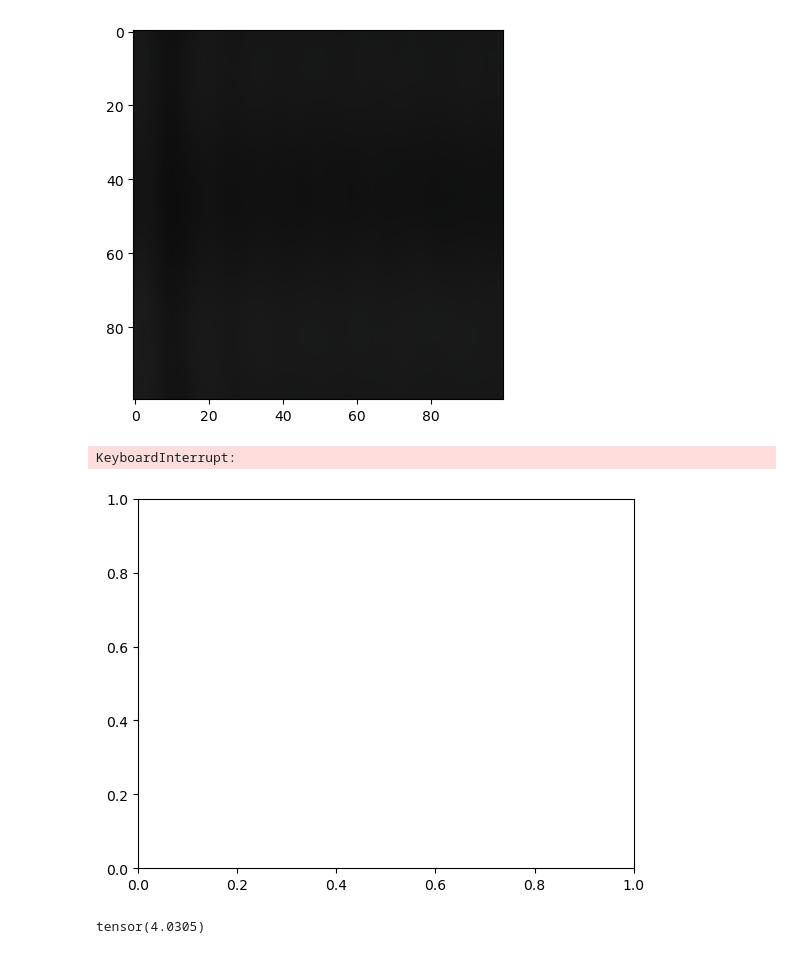
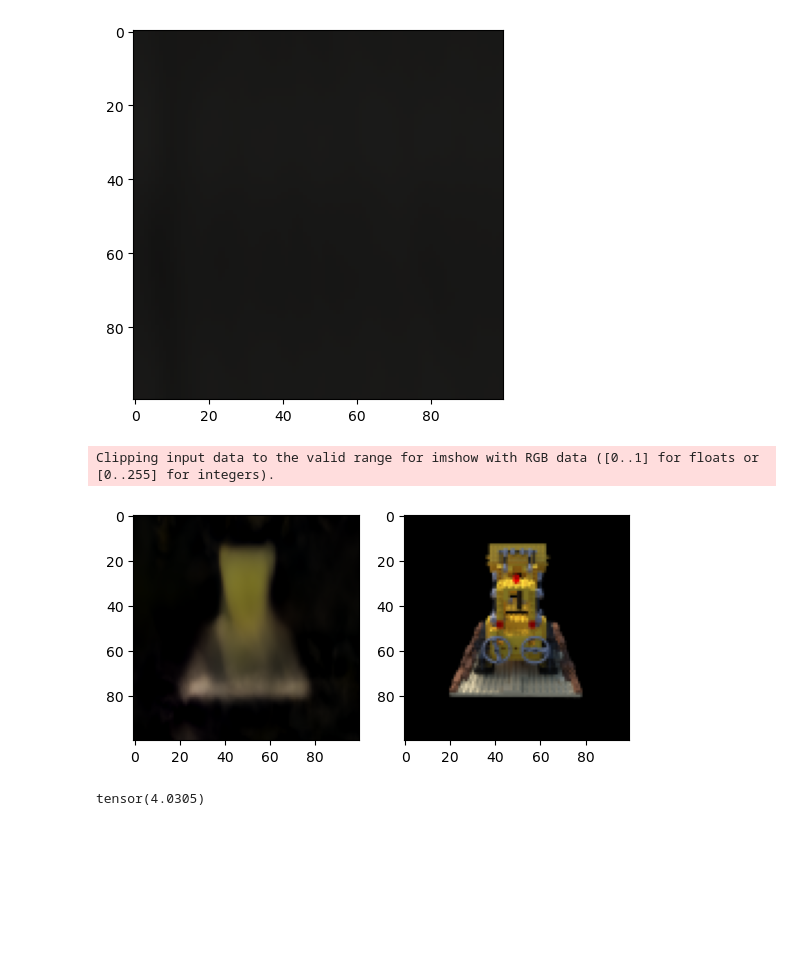
Before and after one commit to shahanneda/NeRfFromScratch, a Jupyter notebook: 3d_image.ipynb, the cells around one changed output. Saved outputs shown, nothing was run; the diff lists cells and outputs as text; code cells hidden in the pictures; blank space fills up the shorter version.

```diff
--- a/3d_image.ipynb
+++ b/3d_image.ipynb
@@ -233,6 +233,24 @@ with torch.no_grad():
         plt.imshow(im)
 # %% [output]
 [figure]
+# %%
+from torch.utils.data import Dataset, DataLoader
+
+class NerfDataSet(Dataset):
+	def __init__(self, poses, images):
+		assert(len(poses) == len(images))
+
+		self.poses = poses
+		self.images = images
+
+	def __len__(self) -> int:
+		return len(self.poses)
+
+	def __getitem__(self, index):
+		return self.poses[index], self.images[index]
+
+dataSet = NerfDataSet(poses[0:10], images[0:10])
+dataLoader = DataLoader(dataset=dataSet, batch_size=4, shuffle=True )
 # %%
 epochs = 10000
 from tqdm import tqdm
@@ -258,54 +276,56 @@ pose = poses[3]
 # image = images[3]
 # pose = pose.to(device)
 # rays = get_rays_with_samples(pose)
 
 torch.cuda.empty_cache()
 poseToRays = {}
 torch.cuda.empty_cache()
 
 for epoch in pbar:
     epoch_loss = 0
     torch.cuda.empty_cache()
 
-    for index, (pose, image) in enumerate(zip(poses[0:10], images[0:10])):
-        i += 1
-        if index not in poseToRays:
-              pose = pose.to(device)
-              poseToRays[index] = get_rays_with_samples(pose)
+    for (pose_batch, image_batch) in dataLoader:
+        pose_batch = pose_batch.to(device)
+        image_batch = image_batch.to(device)
+        for (pose, image) in zip(pose_batch, image_batch):
+            i += 1
+            # if pose not in poseToRays:
+            #     pose = pose.to(device)
+                # poseToRays[pose] = get_rays_with_samples(pose)
 
-        rays = poseToRays[index]
-        pred_image = get_image_with_rays(rays)
+            # rays = poseToRays[pose]
+            rays = get_rays_with_samples(pose)
+            pred_image = get_image_with_rays(rays)
 
-        image = image.to(device)
-        loss += loss_fn(pred_image, image)
-        epoch_loss += loss.item()
+            image = image.to(device)
+            loss += loss_fn(pred_image, image)
+            epoch_loss += loss.item()
 
-        # Update the weights every 3 images
-        if(i % 3 == 0):
-            optimizer.zero_grad()
-            loss.backward()
-            optimizer.step()
-            # pbar.set_description( f"{i}: Loss is {loss}")
-            loss = 0
+        optimizer.zero_grad()
+        loss.backward()
+        optimizer.step()
+        # pbar.set_description( f"{i}: Loss is {loss}")
+        loss = 0
 
-        # if(i % 26 == 0):
-        if(False):
+        if(i % 200 == 0):
+        # if(False):
             # print("displaying")
             with torch.no_grad():
                 clear_output()
                 plt.close()
 
                 f, axarr = plt.subplots(1,2)
                 axarr[0].imshow(pred_image.cpu())
                 axarr[1].imshow(image.cpu())
                 plt.show()
 
     pbar.set_description(f"Epoch [{epoch+1}/{epochs}], Loss: {epoch_loss}")
     if( i >= 2000):
         i = 0
 # %% [output]
-KeyboardInterrupt:
+Clipping input data to the valid range for imshow with RGB data ([0..1] for floats or [0..255] for integers).
-[figure, old version]
+[figure, new version]
 # %%
 # torch.save(model.state_dict(), "./basic_model.pkl")
 # %%
```
Also changed, not shown: parts of 1 cell of this notebook.
